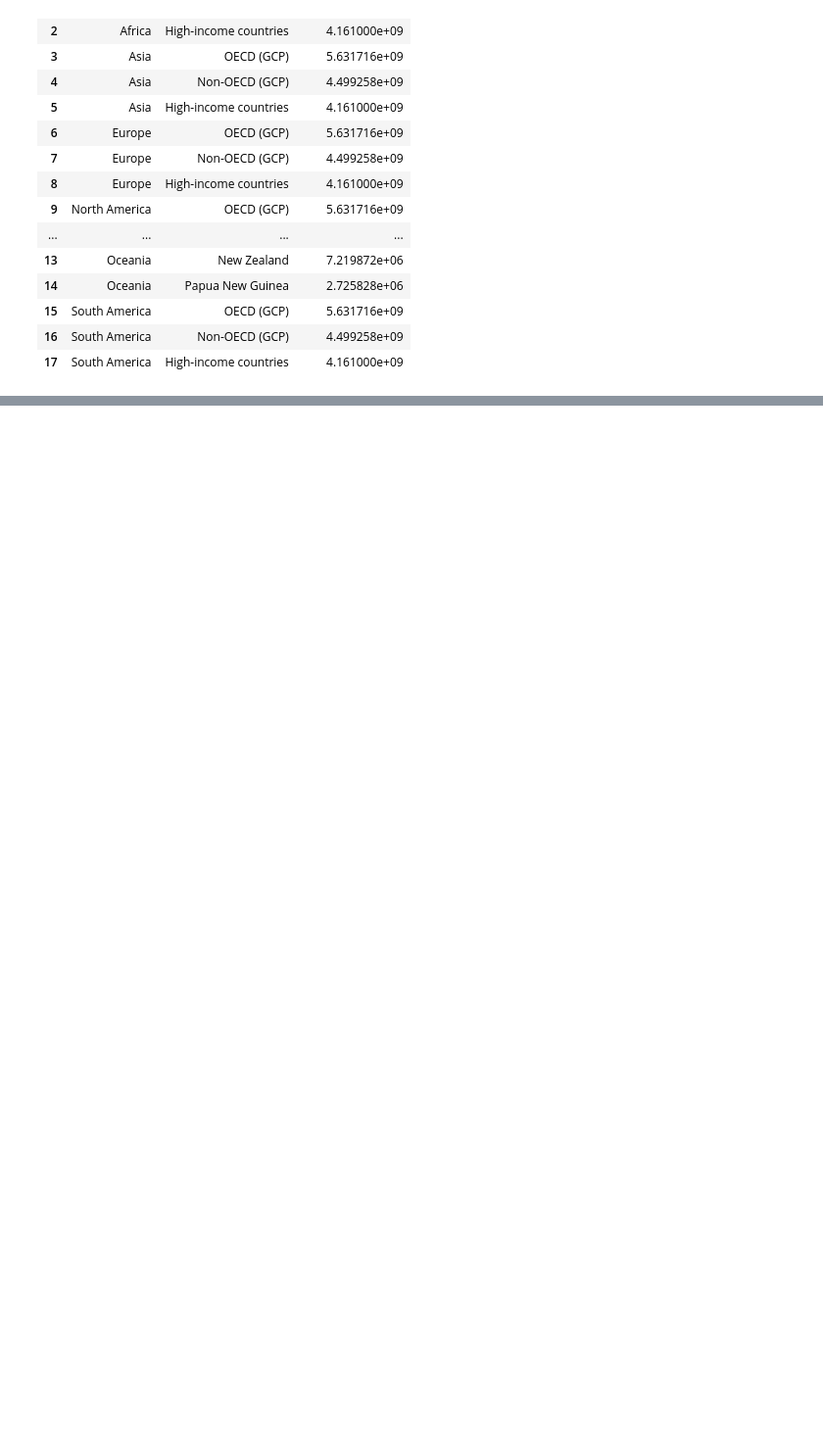
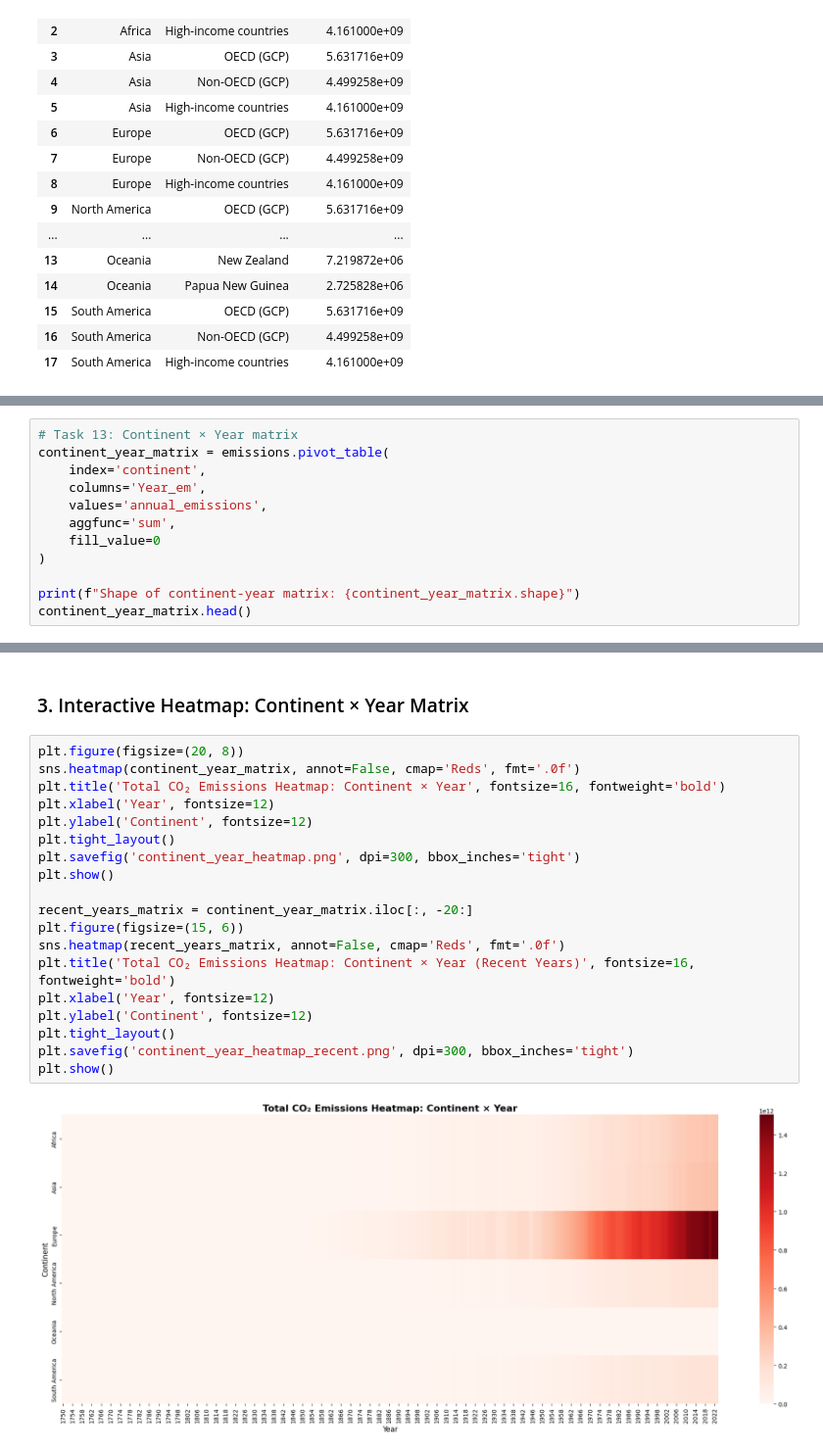
Before and after one commit to Medha-Subramaniyan/emissions_dA, a Jupyter notebook: analysis.ipynb, the cells around one changed output, grey strips where cells are left out. Shown: that part at 98% size. Cells and saved outputs as stored; diff of their text form; blank space fills up the shorter version.

```diff
--- a/analysis.ipynb
+++ b/analysis.ipynb
@@ -156,0 +497,12 @@ top_3_per_continent
+# %%
+# Task 13: Continent × Year matrix
+continent_year_matrix = emissions.pivot_table(
+    index='continent',
+    columns='Year_em',
+    values='annual_emissions',
+    aggfunc='sum',
+    fill_value=0
+)
+
+print(f"Shape of continent-year matrix: {continent_year_matrix.shape}")
+continent_year_matrix.head()
@@ -156,0 +712,23 @@ top_3_per_continent
+# %% [markdown]
+### 3. Interactive Heatmap: Continent × Year Matrix
+# %%
+plt.figure(figsize=(20, 8))
+sns.heatmap(continent_year_matrix, annot=False, cmap='Reds', fmt='.0f')
+plt.title('Total CO₂ Emissions Heatmap: Continent × Year', fontsize=16, fontweight='bold')
+plt.xlabel('Year', fontsize=12)
+plt.ylabel('Continent', fontsize=12)
+plt.tight_layout()
+plt.savefig('continent_year_heatmap.png', dpi=300, bbox_inches='tight')
+plt.show()
+
+recent_years_matrix = continent_year_matrix.iloc[:, -20:]
+plt.figure(figsize=(15, 6))
+sns.heatmap(recent_years_matrix, annot=False, cmap='Reds', fmt='.0f')
+plt.title('Total CO₂ Emissions Heatmap: Continent × Year (Recent Years)', fontsize=16, fontweight='bold')
+plt.xlabel('Year', fontsize=12)
+plt.ylabel('Continent', fontsize=12)
+plt.tight_layout()
+plt.savefig('continent_year_heatmap_recent.png', dpi=300, bbox_inches='tight')
+plt.show()
+# %% [output]
+[figure, added]
```
Also changed, not shown: parts of 37 cells of this notebook, 8 other files.
